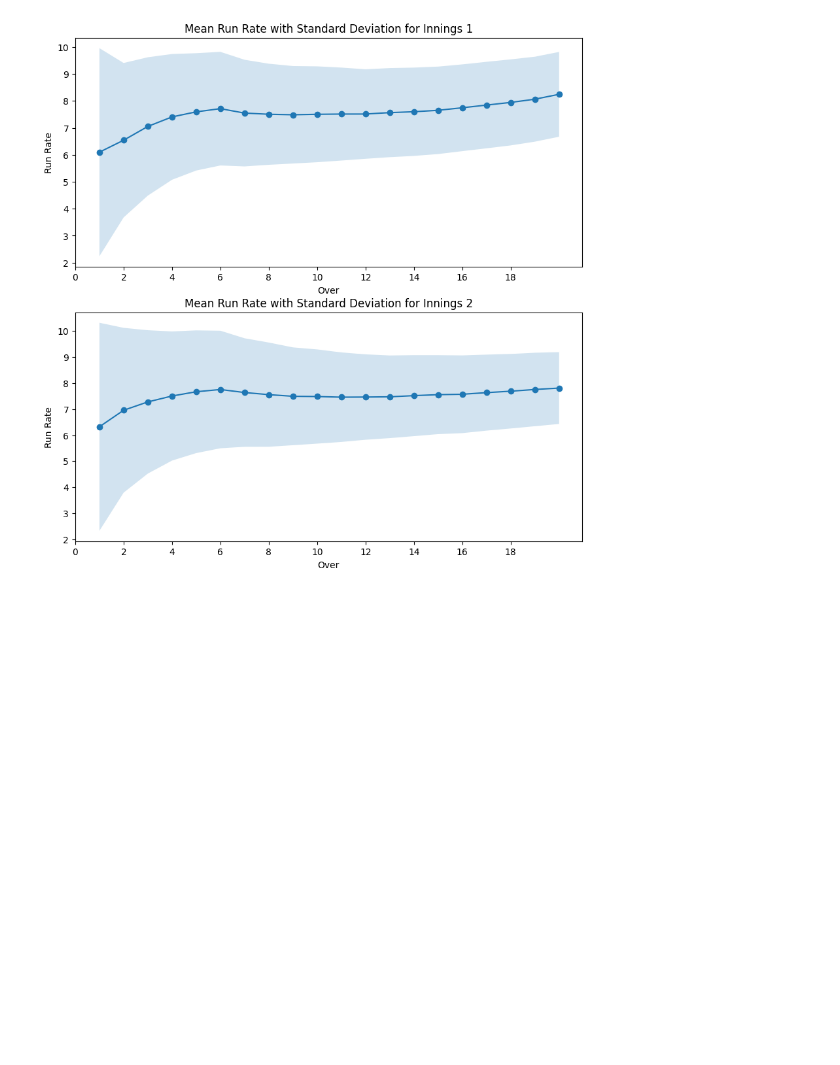
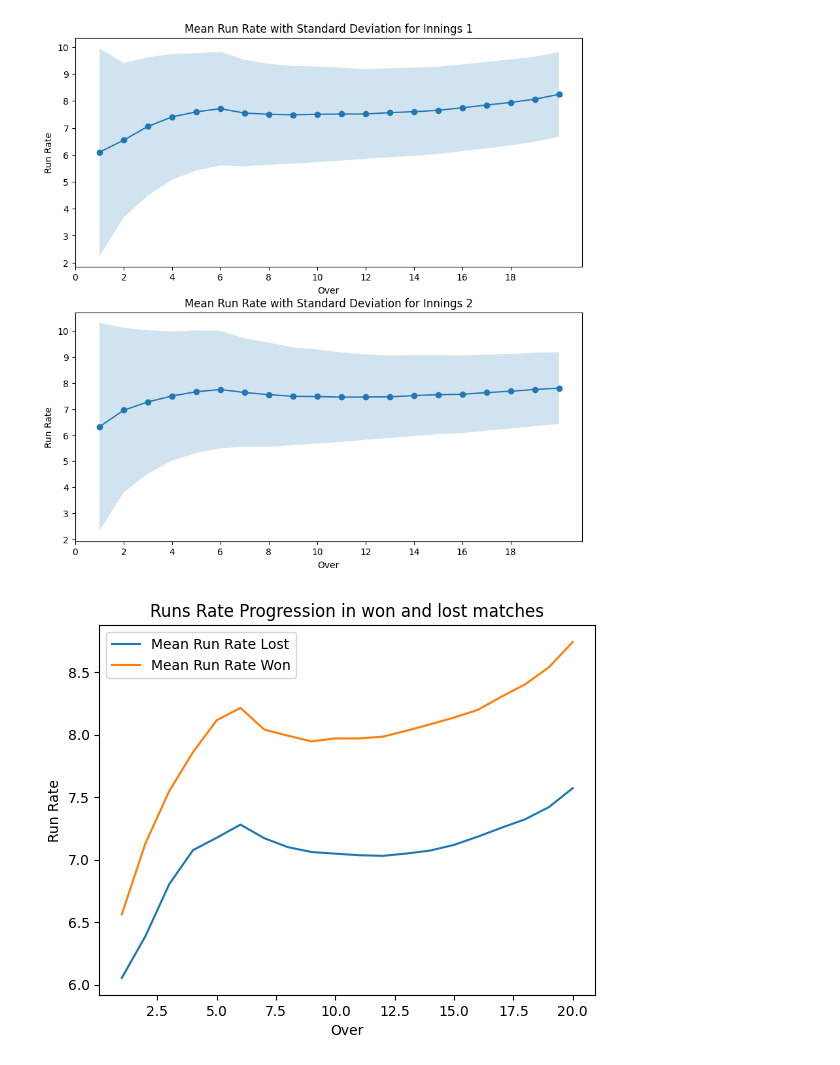
Before and after one commit to 19Kaumini/e19-co544-cricket-analytics-and-prediction, a Jupyter notebook: EDA/RunRateProgression.ipynb, the cells around one changed output. Drawn from its saved outputs; the diff is of its cells as text; code cells hidden in the pictures; blank space fills up the shorter version.

```diff
--- a/EDA/RunRateProgression.ipynb
+++ b/EDA/RunRateProgression.ipynb
@@ -118,3 +123,19 @@ for i in range(2):
 plt.show()
 # %% [output]
 [figure]
+# %%
+# similarly but separated for won and loss
+gp = rrdata.groupby(['won', 'over'])['run_rate']
+mean_rr = gp.mean()
+std_rr = gp.std()
+
+# both curves in the same plot
+plt.plot(mean_rr[False], label='Mean Run Rate Lost')
+plt.plot(mean_rr[True], label='Mean Run Rate Won')
+plt.legend()
+plt.xlabel('Over')
+plt.ylabel('Run Rate')
+plt.title('Runs Rate Progression in won and lost matches')
+plt.show()
+# %% [output]
+[figure, added]
```
Also changed, not shown: parts of 2 cells of this notebook, 3 other files.
